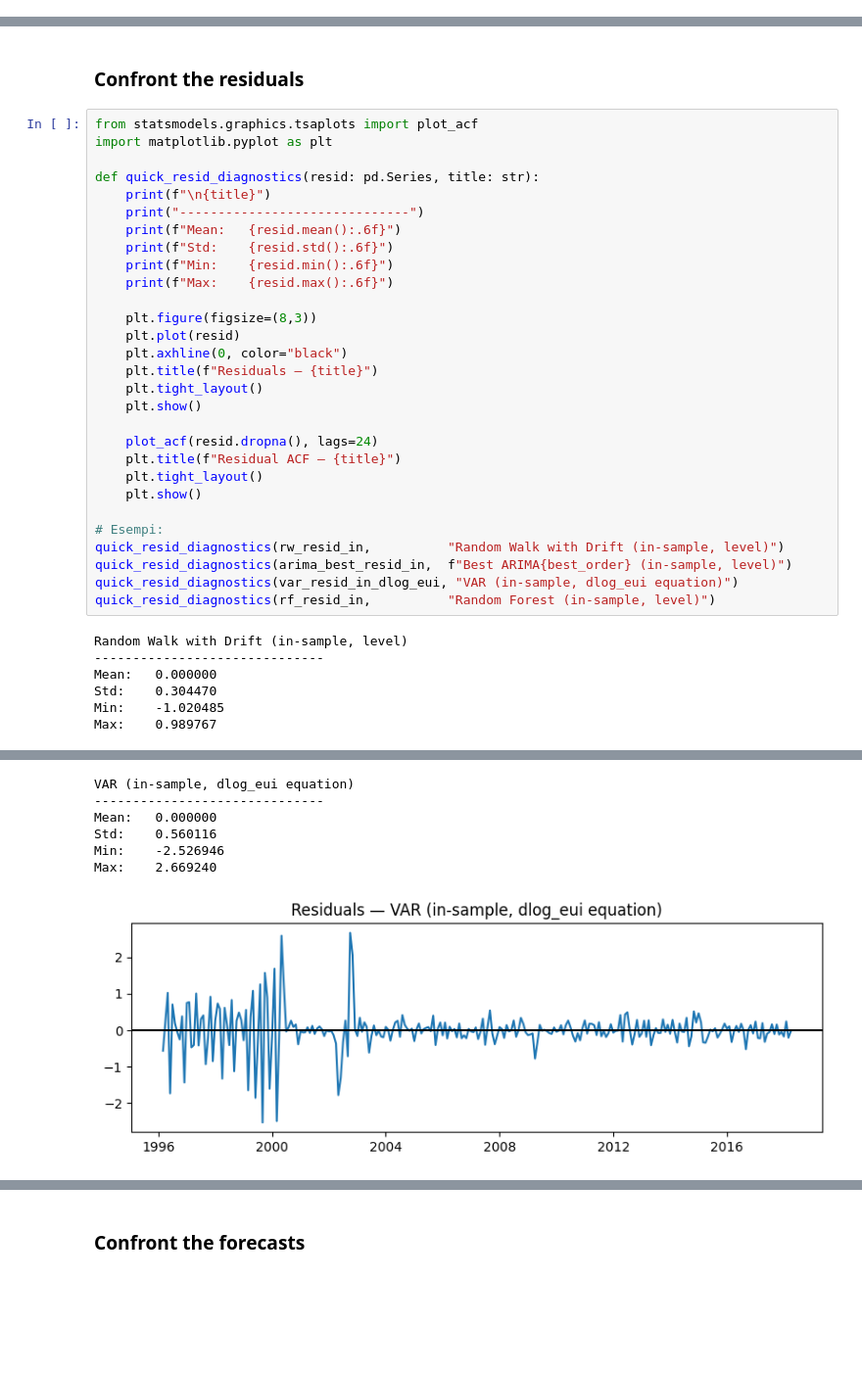
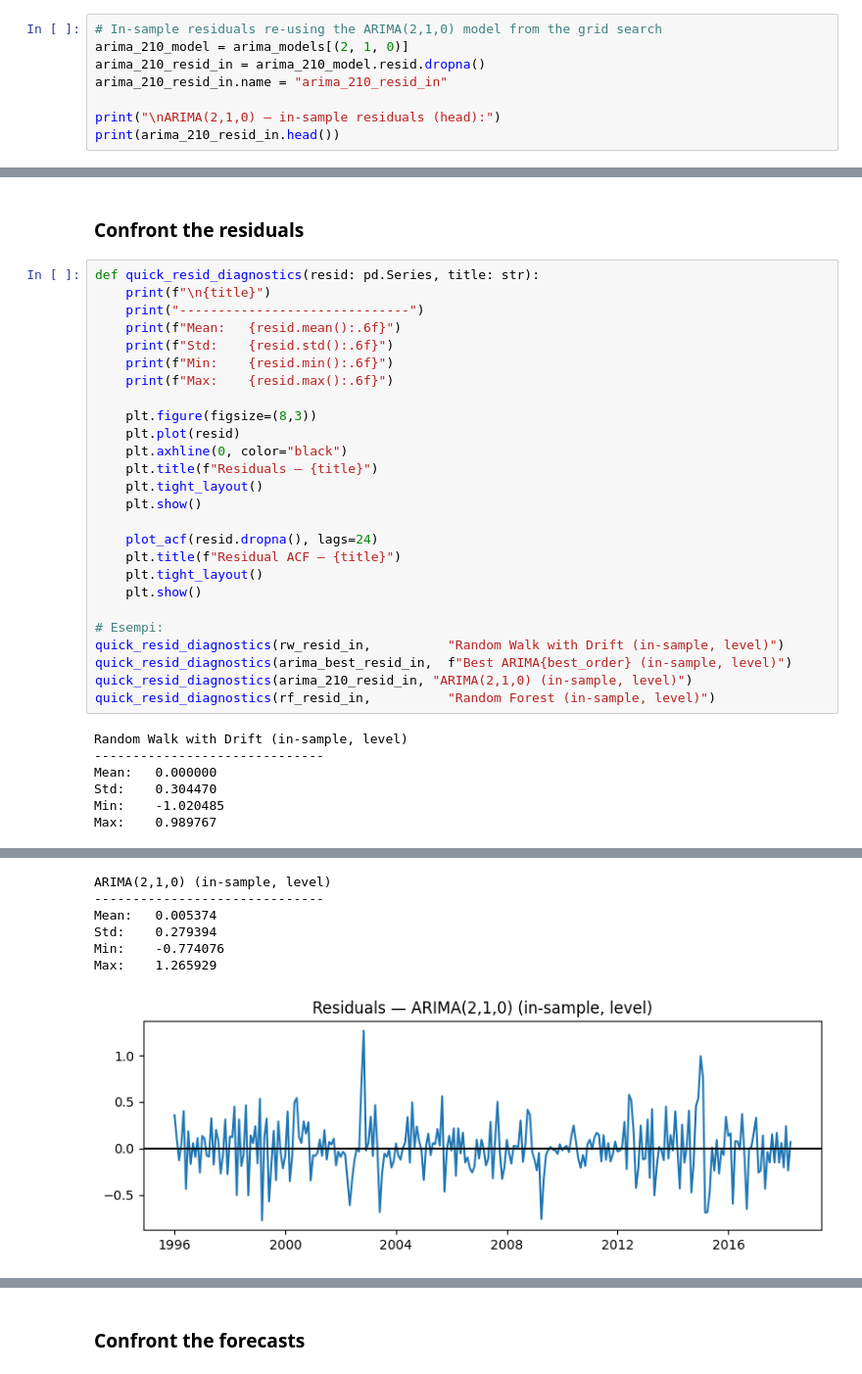
Before and after one commit to alessandro-macchi/bayesian_analysis, a Jupyter notebook: main_analysis.ipynb, the cells around one changed output, grey strips where cells are left out. Shown at 98% size. Drawn from its saved outputs; the diff is of its cells as text; blank space fills up the shorter version.

Commit message:
Refactor `main_analysis.ipynb` with additional imports, expanding-window forecasts for ARIMA and Random Walk models, and improved code organization.

```diff
--- a/main_analysis.ipynb
+++ b/main_analysis.ipynb
@@ -482,0 +434,8 @@ Name: var_resid_oos_dlog_eui, dtype: float64
+# %%
+# In-sample residuals re-using the ARIMA(2,1,0) model from the grid search
+arima_210_model = arima_models[(2, 1, 0)]
+arima_210_resid_in = arima_210_model.resid.dropna()
+arima_210_resid_in.name = "arima_210_resid_in"
+
+print("\nARIMA(2,1,0) — in-sample residuals (head):")
+print(arima_210_resid_in.head())
@@ -720,9 +703,6 @@ Name: rf_resid_oos, dtype: float64
 # %% [markdown]
 ### Confront the residuals
 # %%
-from statsmodels.graphics.tsaplots import plot_acf
-import matplotlib.pyplot as plt
-
 def quick_resid_diagnostics(resid: pd.Series, title: str):
     print(f"\n{title}")
     print("------------------------------")
@@ -738,37 +718,37 @@ def quick_resid_diagnostics(resid: pd.Series, title: str):
     plt.tight_layout()
     plt.show()
 
     plot_acf(resid.dropna(), lags=24)
     plt.title(f"Residual ACF — {title}")
     plt.tight_layout()
     plt.show()
 
 # Esempi:
 quick_resid_diagnostics(rw_resid_in,          "Random Walk with Drift (in-sample, level)")
 quick_resid_diagnostics(arima_best_resid_in,  f"Best ARIMA{best_order} (in-sample, level)")
-quick_resid_diagnostics(var_resid_in_dlog_eui, "VAR (in-sample, dlog_eui equation)")
+quick_resid_diagnostics(arima_210_resid_in, "ARIMA(2,1,0) (in-sample, level)")
 quick_resid_diagnostics(rf_resid_in,          "Random Forest (in-sample, level)")
 # %% [output]
 Random Walk with Drift (in-sample, level)
 ------------------------------
 Mean:   0.000000
 Std:    0.304470
 Min:    -1.020485
 Max:    0.989767
 [figure]
 [figure]
 Best ARIMA(3, 1, 4) (in-sample, level)
 ------------------------------
 Mean:   0.013564
 Std:    0.267047
 Min:    -0.734916
 Max:    1.117735
 [figure]
 [figure]
-VAR (in-sample, dlog_eui equation)
+ARIMA(2,1,0) (in-sample, level)
 ------------------------------
-Mean:   0.000000
-Std:    0.560116
-Min:    -2.526946
-Max:    2.669240
+Mean:   0.005374
+Std:    0.279394
+Min:    -0.774076
+Max:    1.265929
-[figure, old version]
+[figure, new version]
```
Also changed, not shown: parts of 29 cells of this notebook, 1 other file.
